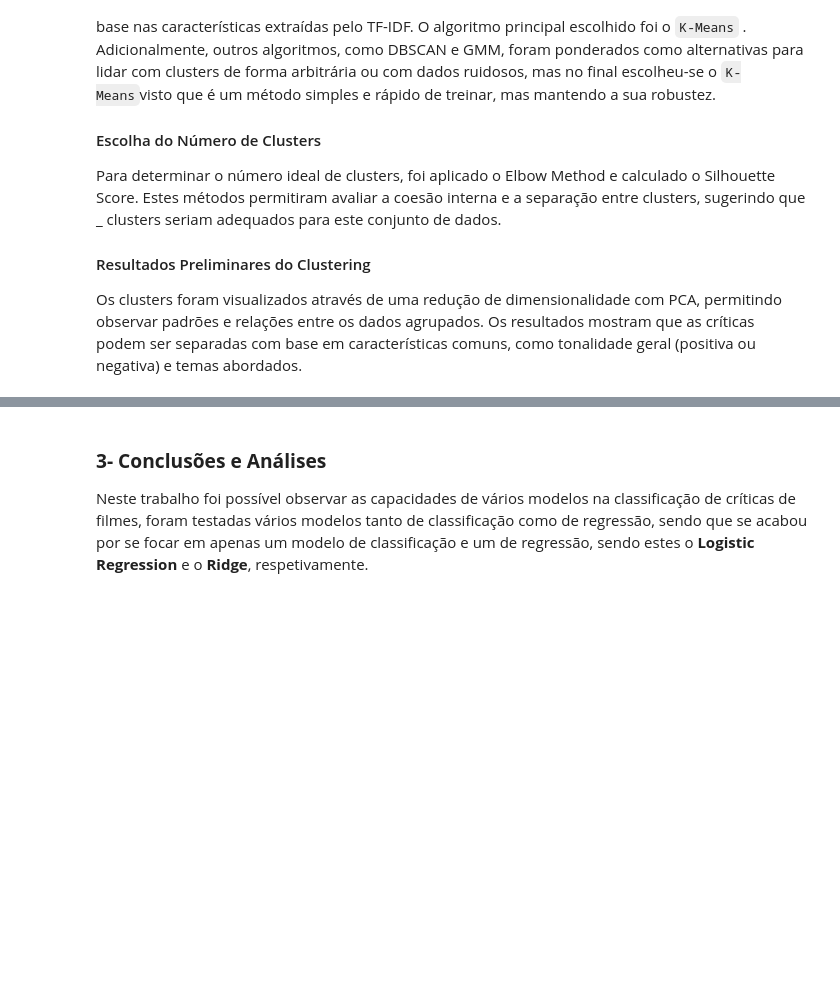
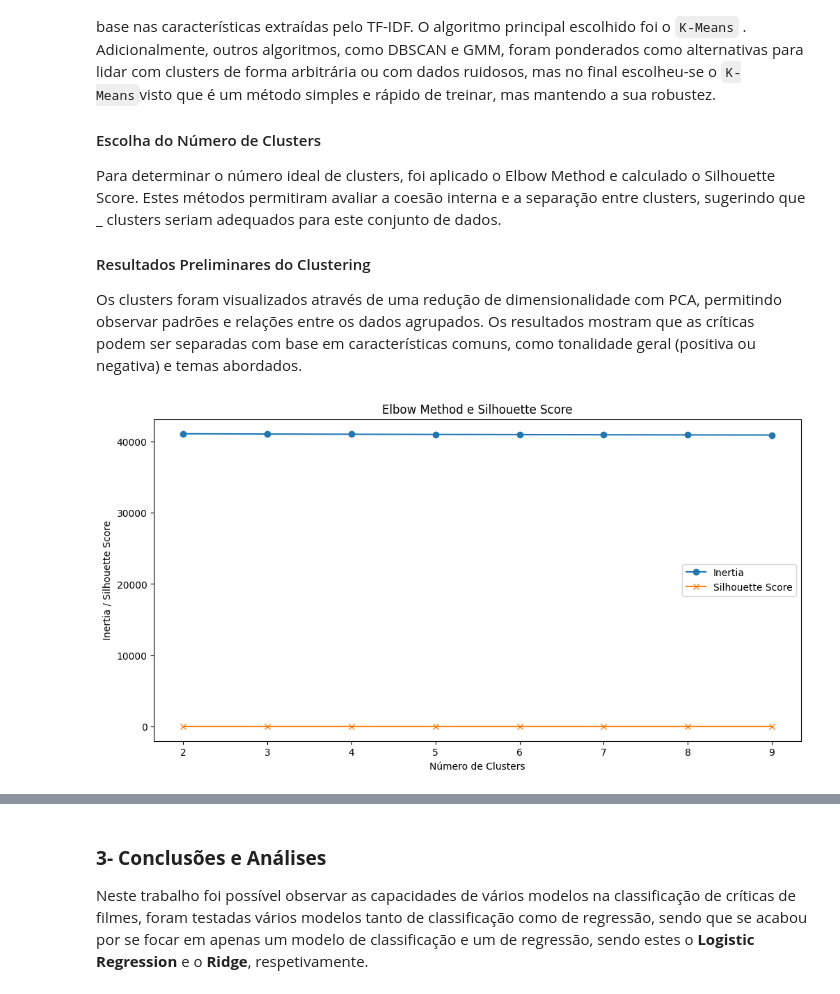
Before and after one commit to tomasmatos6/AA, a Jupyter notebook: Trabs/Trab2/trab2.ipynb, the cells around one changed output, grey strips where cells are left out. Cells and saved outputs as stored; diff of their text form; code cells hidden in the pictures; blank space fills up the shorter version.

```diff
--- a/Trabs/Trab2/trab2.ipynb
+++ b/Trabs/Trab2/trab2.ipynb
@@ -467,24 +509,26 @@ Os clusters foram visualizados através de uma redução de dimensionalidade com
 # %%
 # Determinar o número ideal de clusters (Elbow Method)
 inertia = []
 silhouette_scores = []
 range_clusters = range(2, 10)
 
 for k in range_clusters:
     kmeans = KMeans(n_clusters=k, random_state=42, n_init=10)
-    kmeans.fit(X)
+    kmeans.fit(X_tfidf)
     inertia.append(kmeans.inertia_)  # Soma das distâncias quadráticas
-    silhouette_scores.append(silhouette_score(X, kmeans.labels_))
+    silhouette_scores.append(silhouette_score(X_tfidf, kmeans.labels_))
 
 # Plotando o Elbow Method
 plt.figure(figsize=(12, 6))
 plt.plot(range_clusters, inertia, marker='o', label='Inertia')
 plt.plot(range_clusters, silhouette_scores, marker='x', label='Silhouette Score')
 plt.title("Elbow Method e Silhouette Score")
 plt.xlabel("Número de Clusters")
 plt.ylabel("Inertia / Silhouette Score")
 plt.legend()
 plt.show()
+# %% [output]
+[figure, added]
 # %%
 # Escolhendo o número de clusters (Exemplo com 5 clusters)
 kmeans = KMeans(n_clusters=5, random_state=42, n_init=10)
```
Also changed, not shown: parts of 10 cells of this notebook.
